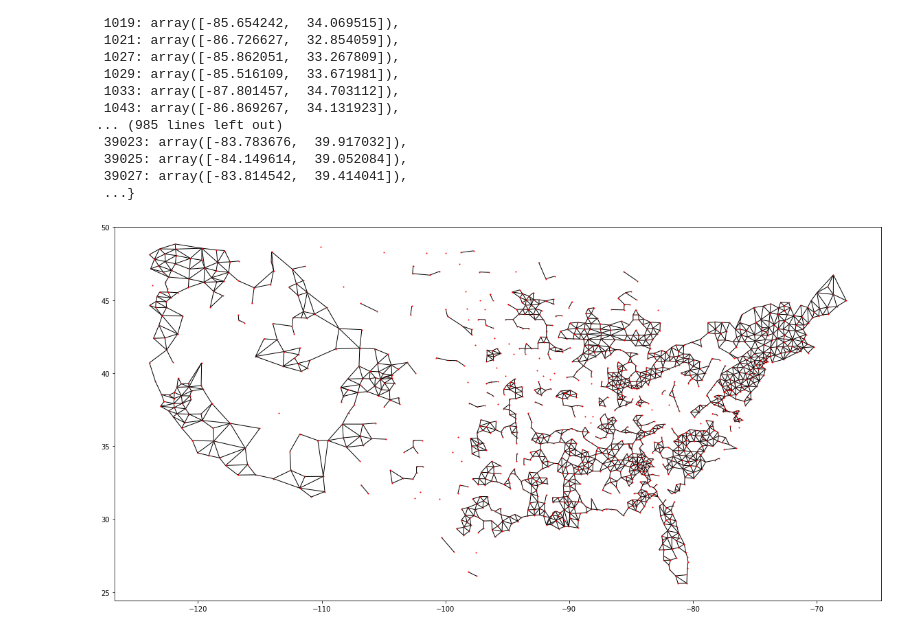
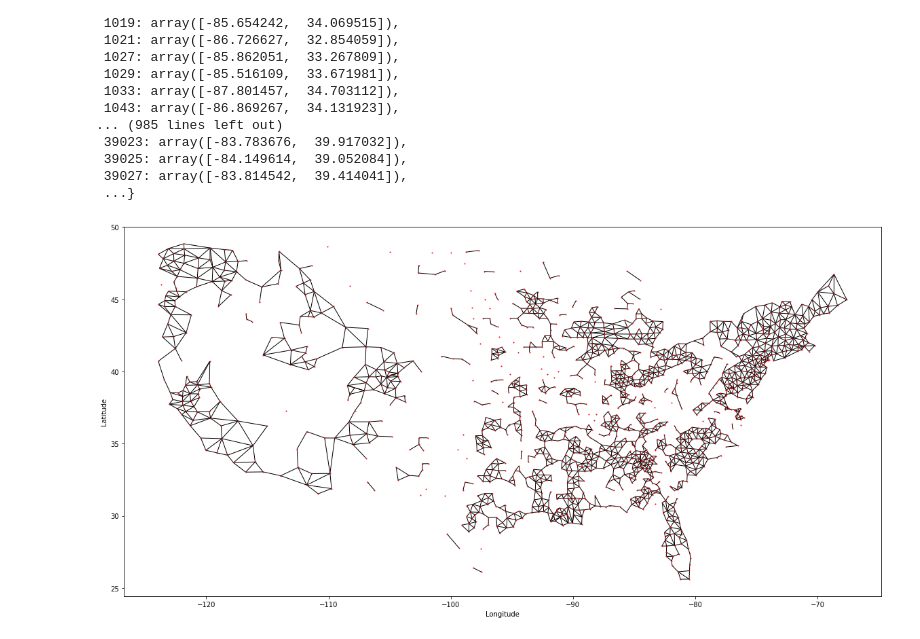
Before and after one commit to quantummind/caltech_covid_19_modeling, a Jupyter notebook: code/exploratory/connor_us_county_network_analysis.ipynb, the cells around one changed output. Saved outputs shown, nothing was run; the diff lists cells and outputs as text; code cells hidden in the pictures.

Commit message:
pretty plotting of geomap of us confirmed cases

```diff
--- a/code/exploratory/connor_us_county_network_analysis.ipynb
+++ b/code/exploratory/connor_us_county_network_analysis.ipynb
@@ -131,10 +131,12 @@ location_dictionary
 # %%
 plt.figure(figsize=(20,10))
 nx.drawing.nx_pylab.draw_networkx(
         G,
         pos=location_dictionary,
         node_size=1,
         with_labels=False)
+plt.xlabel("Longitude")
+plt.ylabel("Latitude")
 plt.show()
 # %% [output]
-[figure, old version]
+[figure, new version]
```
Also changed, not shown: parts of 14 cells of this notebook.
